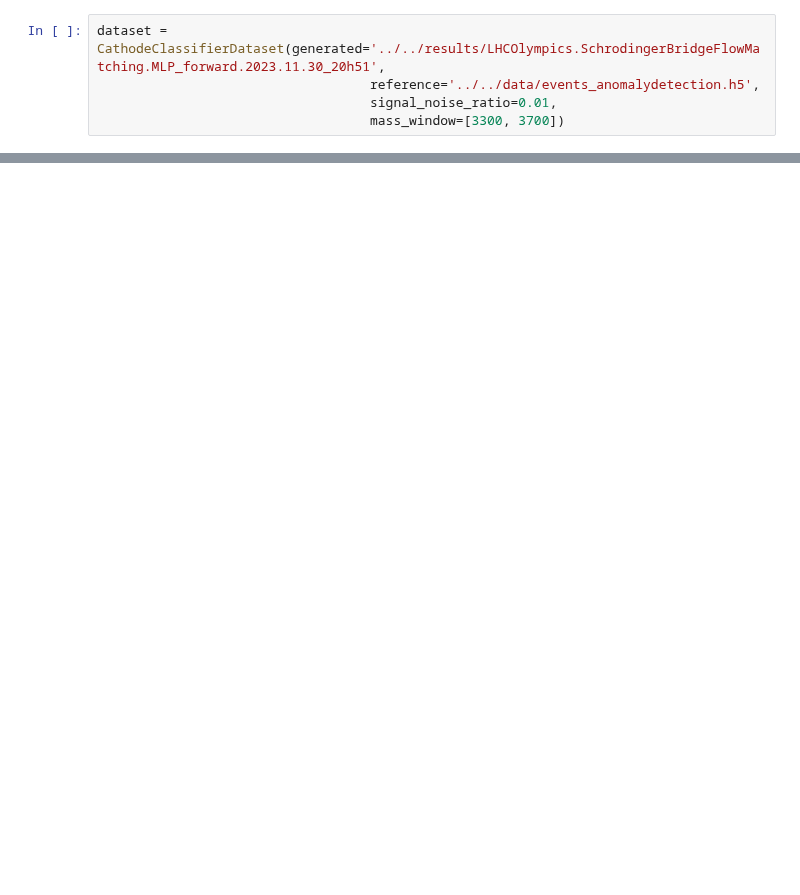
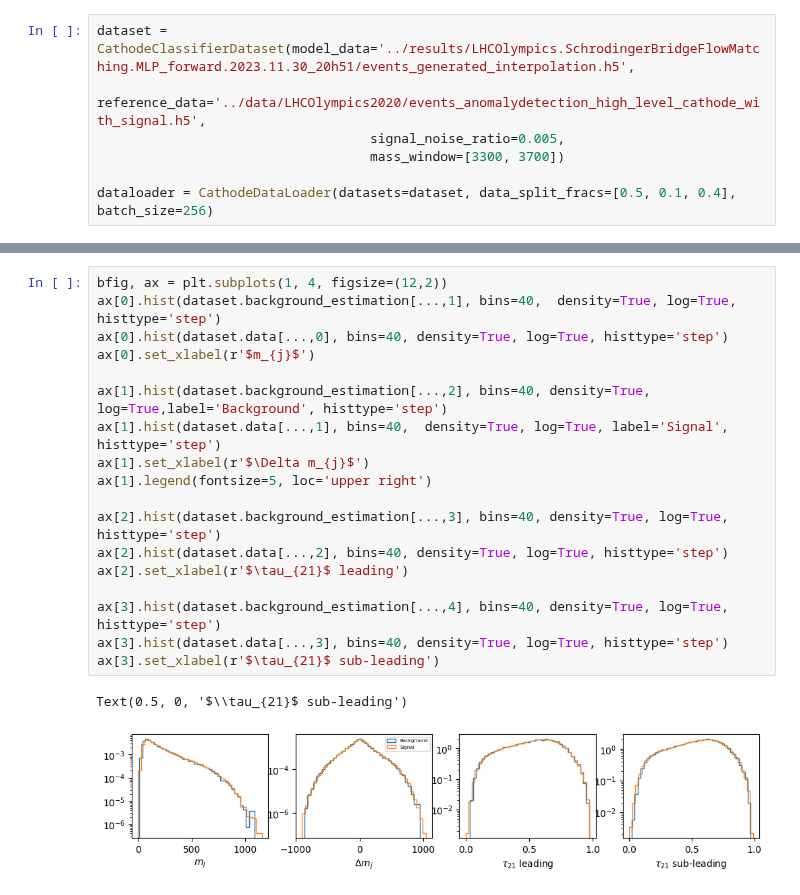
Before and after one commit to dfaroughy/DynGenModels, a Jupyter notebook: notebooks/cathode.ipynb, the cells around one changed output, grey strips where cells are left out. Drawn from its saved outputs; the diff is of its cells as text; blank space fills up the shorter version.

Commit message:
classifier test

```diff
--- a/notebooks/cathode.ipynb
+++ b/notebooks/cathode.ipynb
@@ -44,5 +154,7 @@ class CathodeClassifierDataset(Dataset):
 # %%
-dataset = CathodeClassifierDataset(generated='../../results/LHCOlympics.SchrodingerBridgeFlowMatching.MLP_forward.2023.11.30_20h51',
-                                   reference='../../data/events_anomalydetection.h5',
-                                   signal_noise_ratio=0.01,
+dataset = CathodeClassifierDataset(model_data='../results/LHCOlympics.SchrodingerBridgeFlowMatching.MLP_forward.2023.11.30_20h51/events_generated_interpolation.h5',
+                                   reference_data='../data/LHCOlympics2020/events_anomalydetection_high_level_cathode_with_signal.h5',
+                                   signal_noise_ratio=0.005,
                                    mass_window=[3300, 3700])
+
+dataloader = CathodeDataLoader(datasets=dataset, data_split_fracs=[0.5, 0.1, 0.4], batch_size=256)
@@ -48,0 +197,21 @@ dataset = CathodeClassifierDataset(generated='../../results/LHCOlympics.Schrodin
+# %%
+bfig, ax = plt.subplots(1, 4, figsize=(12,2))
+ax[0].hist(dataset.background_estimation[...,1], bins=40,  density=True, log=True, histtype='step')
+ax[0].hist(dataset.data[...,0], bins=40, density=True, log=True, histtype='step')
+ax[0].set_xlabel(r'$m_{j}$')
+
+ax[1].hist(dataset.background_estimation[...,2], bins=40, density=True, log=True,label='Background', histtype='step')
+ax[1].hist(dataset.data[...,1], bins=40,  density=True, log=True, label='Signal', histtype='step')
+ax[1].set_xlabel(r'$\Delta m_{j}$')
+ax[1].legend(fontsize=5, loc='upper right')
+
+ax[2].hist(dataset.background_estimation[...,3], bins=40, density=True, log=True, histtype='step')
+ax[2].hist(dataset.data[...,2], bins=40, density=True, log=True, histtype='step')
+ax[2].set_xlabel(r'$\tau_{21}$ leading')
+
+ax[3].hist(dataset.background_estimation[...,4], bins=40, density=True, log=True, histtype='step')
+ax[3].hist(dataset.data[...,3], bins=40, density=True, log=True, histtype='step')
+ax[3].set_xlabel(r'$\tau_{21}$ sub-leading')
+# %% [output]
+Text(0.5, 0, '$\\tau_{21}$ sub-leading')
+[figure, added]
```
Also changed, not shown: parts of 8 cells of this notebook.
